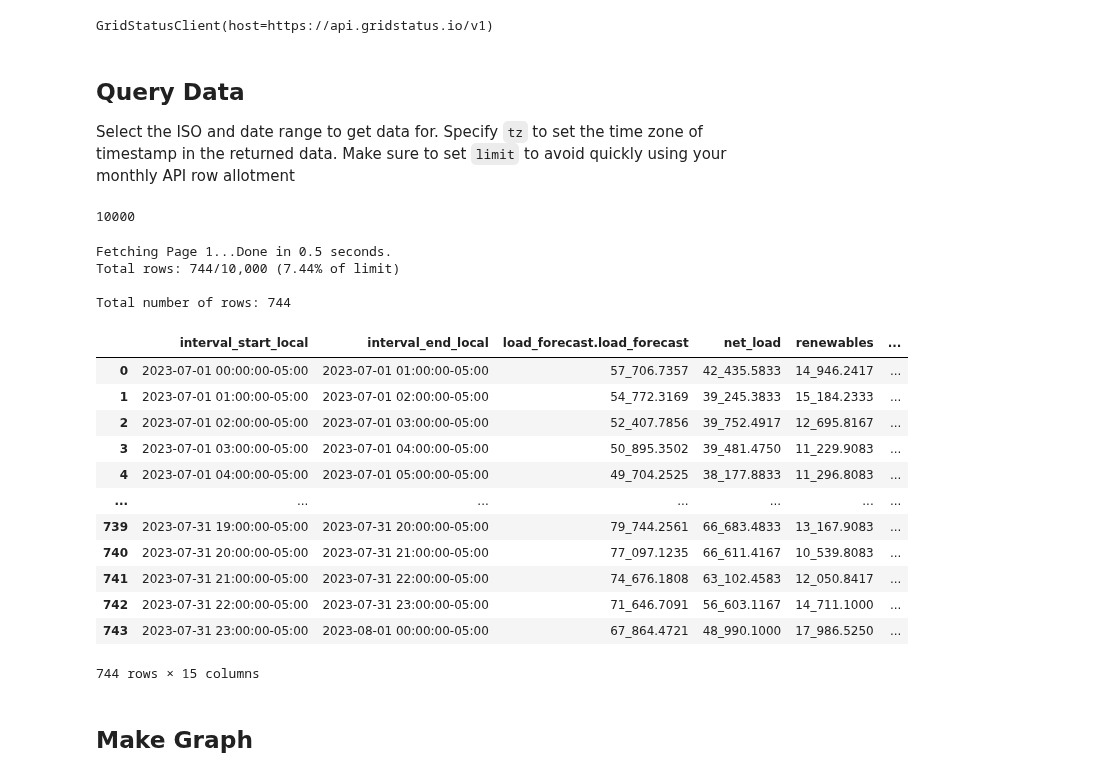
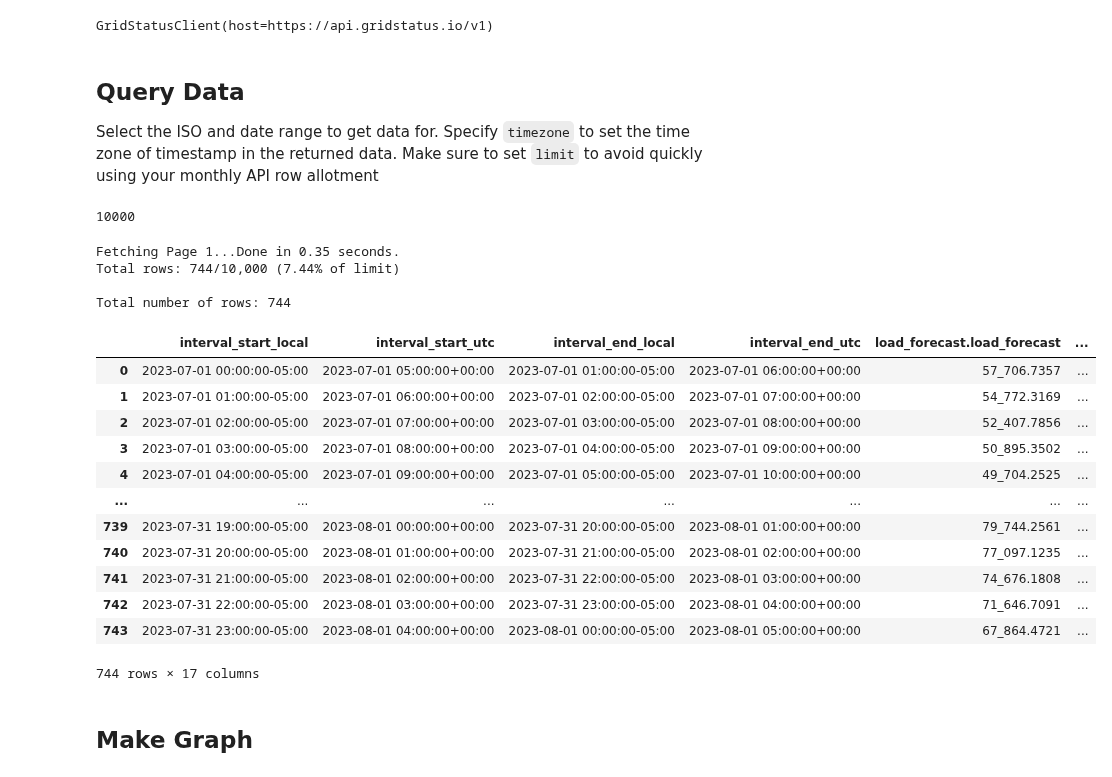
Before and after one commit to gridstatus/gridstatusio, a Jupyter notebook: Examples/Stacked Net Load Visualization.ipynb, the cells around one changed output. Drawn from its saved outputs; the diff is of its cells as text; code cells hidden in the pictures.

Commit message:
Update Stacked Net Load Visualization notebook

```diff
--- a/Examples/Stacked Net Load Visualization.ipynb
+++ b/Examples/Stacked Net Load Visualization.ipynb
@@ -29,7 +24,7 @@ GridStatusClient(host=https://api.gridstatus.io/v1)
 # %% [markdown]
 ## Query Data
 
-Select the ISO and date range to get data for. Specify `tz` to set the time zone of timestamp in the returned data. Make sure to set `limit` to avoid quickly using your monthly API row allotment
+Select the ISO and date range to get data for. Specify `timezone` to set the time zone of timestamp in the returned data. Make sure to set `limit` to avoid quickly using your monthly API row allotment
 # %%
 QUERY_LIMIT = 10_000
 # %% [output]
@@ -37,36 +32,36 @@ QUERY_LIMIT = 10_000
 # %%
 # pick ISO to visualize (ercot, caiso, pjm, miso, isone, nyiso, spp)
 ISO = "ercot"
 START = "Jul 1, 2023"
 END = "Aug 1, 2023"
 
 df = client.get_dataset(
     dataset=f"{ISO}_standardized_hourly",
     start=START,
     end=END,
-    tz="US/Central",
+    timezone="US/Central",
     limit=QUERY_LIMIT,
 )
 
 df
 # %% [output]
-Fetching Page 1...Done in 0.5 seconds.
+Fetching Page 1...Done in 0.35 seconds.
 Total rows: 744/10,000 (7.44% of limit)
 
 Total number of rows: 744
-|  | interval_start_local | interval_end_local | load_forecast.load_forecast | net_load | renewables | ... |
-| 0 | 2023-07-01 00:00:00-05:00 | 2023-07-01 01:00:00-05:00 | 57_706.7357 | 42_435.5833 | 14_946.2417 | ... |
-| 1 | 2023-07-01 01:00:00-05:00 | 2023-07-01 02:00:00-05:00 | 54_772.3169 | 39_245.3833 | 15_184.2333 | ... |
-| 2 | 2023-07-01 02:00:00-05:00 | 2023-07-01 03:00:00-05:00 | 52_407.7856 | 39_752.4917 | 12_695.8167 | ... |
-| 3 | 2023-07-01 03:00:00-05:00 | 2023-07-01 04:00:00-05:00 | 50_895.3502 | 39_481.4750 | 11_229.9083 | ... |
-| 4 | 2023-07-01 04:00:00-05:00 | 2023-07-01 05:00:00-05:00 | 49_704.2525 | 38_177.8833 | 11_296.8083 | ... |
+|  | interval_start_local | interval_start_utc | interval_end_local | interval_end_utc | load_forecast.load_forecast | ... |
+| 0 | 2023-07-01 00:00:00-05:00 | 2023-07-01 05:00:00+00:00 | 2023-07-01 01:00:00-05:00 | 2023-07-01 06:00:00+00:00 | 57_706.7357 | ... |
+| 1 | 2023-07-01 01:00:00-05:00 | 2023-07-01 06:00:00+00:00 | 2023-07-01 02:00:00-05:00 | 2023-07-01 07:00:00+00:00 | 54_772.3169 | ... |
+| 2 | 2023-07-01 02:00:00-05:00 | 2023-07-01 07:00:00+00:00 | 2023-07-01 03:00:00-05:00 | 2023-07-01 08:00:00+00:00 | 52_407.7856 | ... |
+| 3 | 2023-07-01 03:00:00-05:00 | 2023-07-01 08:00:00+00:00 | 2023-07-01 04:00:00-05:00 | 2023-07-01 09:00:00+00:00 | 50_895.3502 | ... |
+| 4 | 2023-07-01 04:00:00-05:00 | 2023-07-01 09:00:00+00:00 | 2023-07-01 05:00:00-05:00 | 2023-07-01 10:00:00+00:00 | 49_704.2525 | ... |
 | ... | ... | ... | ... | ... | ... | ... |
-| 739 | 2023-07-31 19:00:00-05:00 | 2023-07-31 20:00:00-05:00 | 79_744.2561 | 66_683.4833 | 13_167.9083 | ... |
-| 740 | 2023-07-31 20:00:00-05:00 | 2023-07-31 21:00:00-05:00 | 77_097.1235 | 66_611.4167 | 10_539.8083 | ... |
-| 741 | 2023-07-31 21:00:00-05:00 | 2023-07-31 22:00:00-05:00 | 74_676.1808 | 63_102.4583 | 12_050.8417 | ... |
-| 742 | 2023-07-31 22:00:00-05:00 | 2023-07-31 23:00:00-05:00 | 71_646.7091 | 56_603.1167 | 14_711.1000 | ... |
-| 743 | 2023-07-31 23:00:00-05:00 | 2023-08-01 00:00:00-05:00 | 67_864.4721 | 48_990.1000 | 17_986.5250 | ... |
+| 739 | 2023-07-31 19:00:00-05:00 | 2023-08-01 00:00:00+00:00 | 2023-07-31 20:00:00-05:00 | 2023-08-01 01:00:00+00:00 | 79_744.2561 | ... |
+| 740 | 2023-07-31 20:00:00-05:00 | 2023-08-01 01:00:00+00:00 | 2023-07-31 21:00:00-05:00 | 2023-08-01 02:00:00+00:00 | 77_097.1235 | ... |
+| 741 | 2023-07-31 21:00:00-05:00 | 2023-08-01 02:00:00+00:00 | 2023-07-31 22:00:00-05:00 | 2023-08-01 03:00:00+00:00 | 74_676.1808 | ... |
+| 742 | 2023-07-31 22:00:00-05:00 | 2023-08-01 03:00:00+00:00 | 2023-07-31 23:00:00-05:00 | 2023-08-01 04:00:00+00:00 | 71_646.7091 | ... |
+| 743 | 2023-07-31 23:00:00-05:00 | 2023-08-01 04:00:00+00:00 | 2023-08-01 00:00:00-05:00 | 2023-08-01 05:00:00+00:00 | 67_864.4721 | ... |
-744 rows × 15 columns
+744 rows × 17 columns
 # %% [markdown]
 ## Make Graph
 # %%
```
Also changed, not shown: parts of 1 cell of this notebook.
